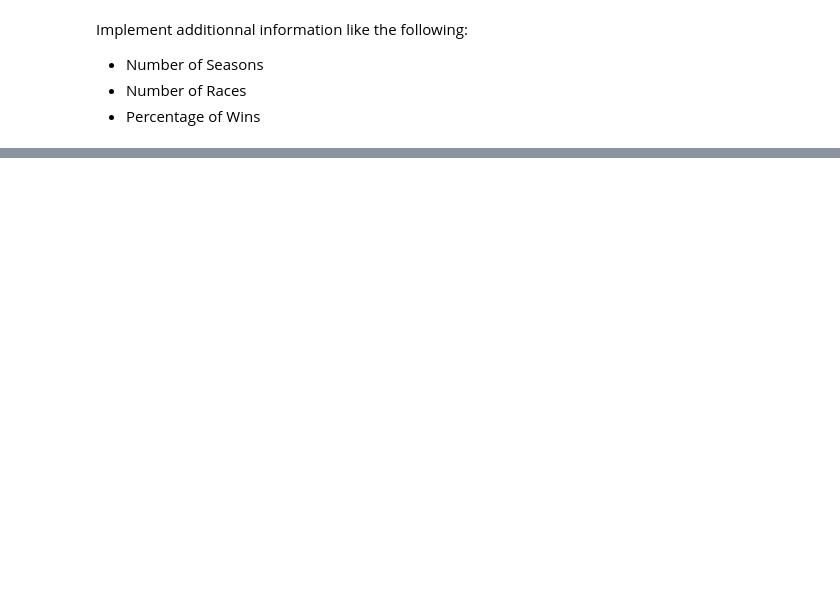
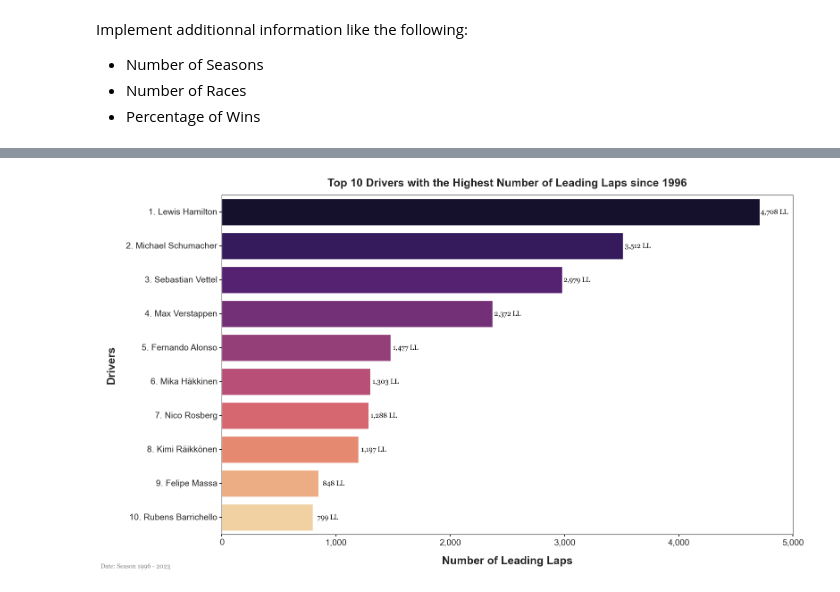
Before and after one commit to dorian-roux/Formula1-analysis, a Jupyter notebook: notebooks/DataF1-Analysis.ipynb, the cells around one changed output, grey strips where cells are left out. Cells and saved outputs as stored; diff of their text form; code cells hidden in the pictures; blank space fills up the shorter version.

Commit message:
Leading Laps Analysis

```diff
--- a/notebooks/DataF1-Analysis.ipynb
+++ b/notebooks/DataF1-Analysis.ipynb
@@ -381,0 +407,13 @@ exportCSV(df_total_wins_per_races_by_winsprct, pathFile)
+# %%
+df_missing_race_per_lap_inf = pd.DataFrame() # Initialize the output dataframe
+for seasonKey in dictF1.keys():  # Loop through each F1 Season
+    lapInfKeys = [raceRoundKey for raceRoundKey in dictF1[seasonKey]['LAPS'].keys()]
+    raceInfKeys = [raceRoundKey for raceRoundKey in dictF1[seasonKey]['RACES'].keys()]
+    for lKey, rKey in zip(lapInfKeys, raceInfKeys):
+        raceDone = True if datetime.datetime.strptime(dictF1[seasonKey]['RACES'][rKey]['RACE']['DATE'], '%Y-%m-%d') < datetime.datetime.now() else False
+        df_round = pd.DataFrame([{'SEASON': int(seasonKey), 'ROUND': int(rKey), 'RACE_NAME': dictF1[seasonKey]['RACES'][rKey]['RACE']['NAME'], 'MISSING_LAP': False}])
+        if not dictF1[seasonKey]['LAPS'][lKey] and raceDone:
+            df_round['MISSING_LAP'] = True
+        df_missing_race_per_lap_inf = pd.concat([df_missing_race_per_lap_inf, df_round], axis=0).reset_index(drop=True)
+
+df_missing_race_per_lap_inf.sample(5)
@@ -381,0 +501,6 @@ exportCSV(df_total_wins_per_races_by_winsprct, pathFile)
+# %%
+lst_lap_led = []
+for dLI in df_lap_inf.to_dict(orient='records'):
+    if str(dLI['POSITION']) == '1':
+        lst_lap_led.append(dLI)
+df_lap_led = pd.DataFrame.from_records(lst_lap_led).groupby(['DRIVER']).size().sort_values(ascending=False).to_frame('LAPS_LEAD').reset_index()
@@ -381,0 +521,39 @@ exportCSV(df_total_wins_per_races_by_winsprct, pathFile)
+# %%
+# Build the Figure
+sns.set_style("white")
+fig, ax = plt.subplots(1, 1, figsize=(16, 9))
+plt.rc('font', family='Georgia')
+
+# Build the Barplot
+df = df_lap_led.head(10).copy()
+slct_palette = "magma"
+ax = sns.barplot(x='LAPS_LEAD', y='DRIVER', data=df, palette=slct_palette)
+ax.set_title('Top 10 Drivers with the Highest Number of Leading Laps since 1996\n', fontsize=18, fontweight='bold', pad=-5)
+ax.set_xlabel("Number of Leading Laps", size=18, fontweight='bold', labelpad=15)
+ax.set_ylabel("Drivers", size=18, fontweight='bold', labelpad=15)
+ax.set_yticklabels([f"{i+1}. {value}" for i,value in enumerate(df['DRIVER'])], va='center')
+
+ax.set_xticks(range(0, (int((max(df['LAPS_LEAD'])+500)/1000) * 1000 + 1), 1000))
+ax.set_xticklabels([transformInteger_intoStr(value) for value in range(0, (int((max(df['LAPS_LEAD'])+500)/1000) * 1000 + 1), 1000)])
+ax.tick_params(axis='x', bottom=True, labelsize=14, width=1.5)
+ax.tick_params(axis='y', left=True, labelsize=14, width=1.5)
+plt.xlim([0, 5000])
+
+# Display the Values on the Bars
+for index, row in df.iterrows():
+    plt.text(row['LAPS_LEAD'] + 130, index + 0.05, f"{transformInteger_intoStr(row['LAPS_LEAD'])} LL", color='black', ha="center", fontdict={'fontsize': 11})
+
+# Insert Side Note
+ax.text(-450, 10.5, 'Date: Season 1996 - 2023', fontsize=10, color='gray', ha='right')
+
+# Tight Layout
+plt.tight_layout()
+
+# Save the Plot
+os.makedirs(dataPrscImagesFolder, exist_ok=True)
+plt.savefig(os.path.join(dataPrscImagesFolder, f'top-10-drivers-most-leading-laps-from1996.png'), dpi=300, bbox_inches='tight')
+
+# Show the Plot
+plt.show()
+# %% [output]
+[figure, added]
```
Also changed, not shown: parts of 46 cells of this notebook, 4 other files.
